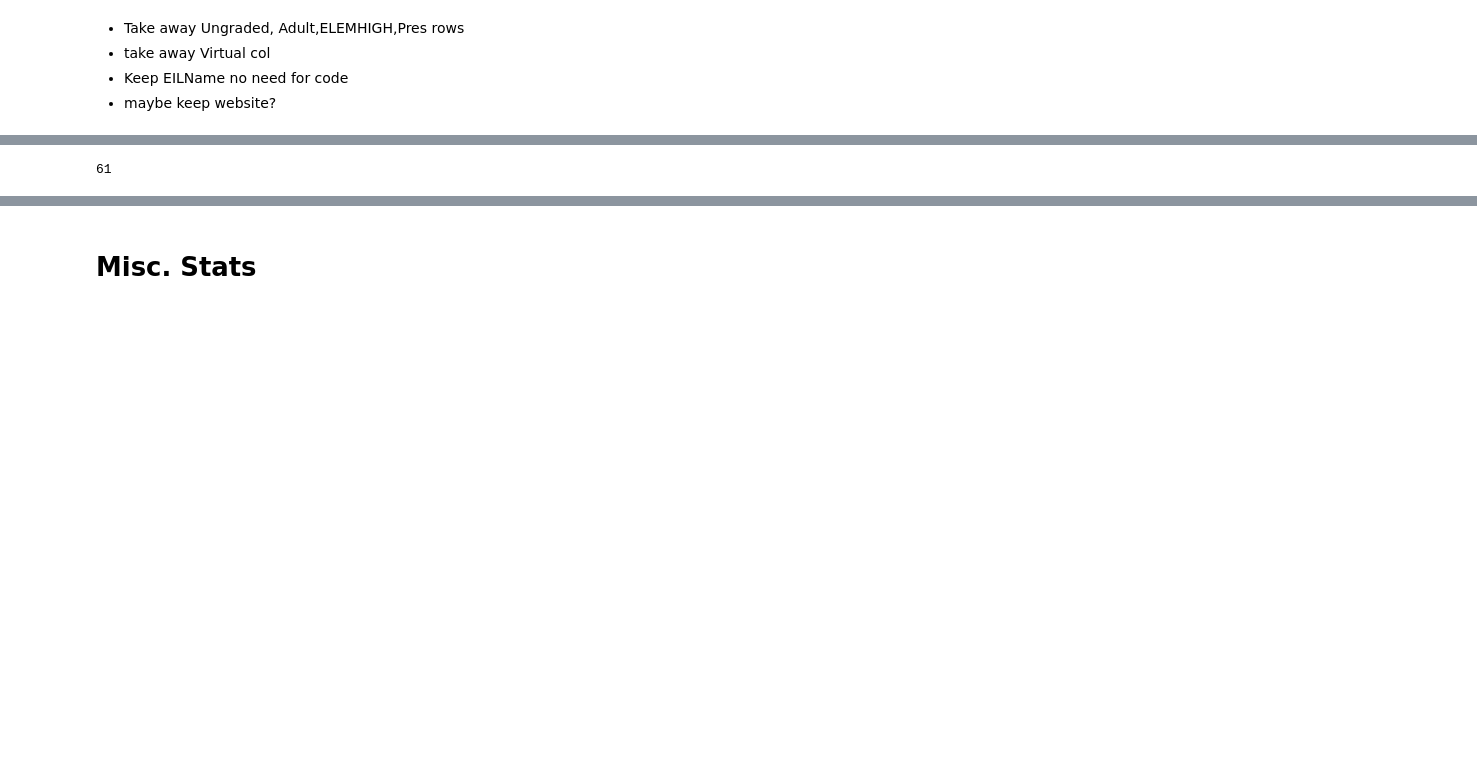
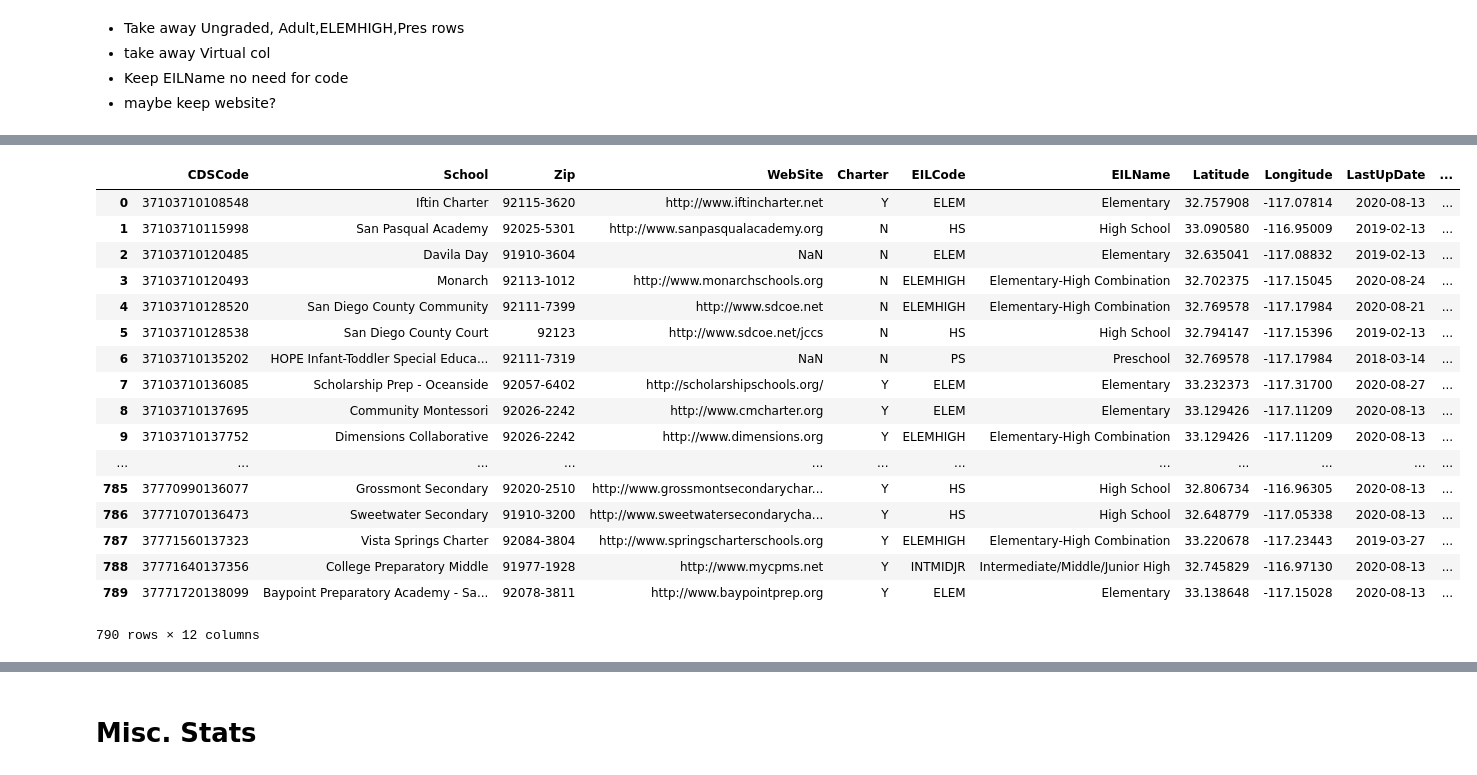
Before and after one commit to renaldyh27/COVID-Cool-for-School, a Jupyter notebook: schools 2020.ipynb, the cells around one changed output, grey strips where cells are left out. Saved outputs shown, nothing was run; the diff lists cells and outputs as text; code cells hidden in the pictures; blank space fills up the shorter version.

```diff
--- a/schools 2020.ipynb
+++ b/schools 2020.ipynb
@@ -27,13 +27,13 @@ schools = pd.read_csv('Datasets/pubschools_info.csv')
 
 schools = schools.loc[schools['County'] == 'San Diego']
 
-cols_to_drop = ["NCESDist","NCESSchool","StreetAbr","MailStreet","MailStrAbr","MailCity",
+cols_to_drop = ["NCESSchool","StreetAbr","MailStreet","MailStrAbr","MailCity",
                "MailZip","MailState","Ext","FaxNumber","Email","Phone","CharterNum",
                 "FundingType","DOC","DOCType","EdOpsCode","EdOpsName","Magnet","FederalDFCDistrictID",
-                "AdmFName","AdmLName","AdmEmail","YearRoundYN",'Charter','State',
-                 'District', 'OpenDate',"SOC", "SOCType","GSoffered","GSserved",'ClosedDate','Virtual'
+                "AdmFName","AdmLName","AdmEmail","YearRoundYN",'State',
+                 'District', 'OpenDate',"SOC", "SOCType","GSoffered","GSserved",'ClosedDate','Virtual',"NCESDist"
                ]
-#                ,"WebSite", "EILName"]
+#                ,"WebSite", "EILName",'Charter']
 
 schools = schools.drop(cols_to_drop, axis=1)
 # %%
@@ -92,5 +92,22 @@ schools[schools.EILCode.isin(type_of_schools)]
-# %%
-len(schools[schools['EILCode'] == 'ELEMHIGH'])
-# %% [output]
-61
+# %%
+schools
+# %% [output]
+|  | CDSCode | School | Zip | WebSite | Charter | EILCode | EILName | Latitude | Longitude | LastUpDate | ... |
+| 0 | 37103710108548 | Iftin Charter | 92115-3620 | http://www.iftincharter.net | Y | ELEM | Elementary | 32.757908 | -117.07814 | 2020-08-13 | ... |
+| 1 | 37103710115998 | San Pasqual Academy | 92025-5301 | http://www.sanpasqualacademy.org | N | HS | High School | 33.090580 | -116.95009 | 2019-02-13 | ... |
+| 2 | 37103710120485 | Davila Day | 91910-3604 | NaN | N | ELEM | Elementary | 32.635041 | -117.08832 | 2019-02-13 | ... |
+| 3 | 37103710120493 | Monarch | 92113-1012 | http://www.monarchschools.org | N | ELEMHIGH | Elementary-High Combination | 32.702375 | -117.15045 | 2020-08-24 | ... |
+| 4 | 37103710128520 | San Diego County Community | 92111-7399 | http://www.sdcoe.net | N | ELEMHIGH | Elementary-High Combination | 32.769578 | -117.17984 | 2020-08-21 | ... |
+| 5 | 37103710128538 | San Diego County Court | 92123 | http://www.sdcoe.net/jccs | N | HS | High School | 32.794147 | -117.15396 | 2019-02-13 | ... |
+| 6 | 37103710135202 | HOPE Infant-Toddler Special Educa... | 92111-7319 | NaN | N | PS | Preschool | 32.769578 | -117.17984 | 2018-03-14 | ... |
+| 7 | 37103710136085 | Scholarship Prep - Oceanside | 92057-6402 | http://scholarshipschools.org/ | Y | ELEM | Elementary | 33.232373 | -117.31700 | 2020-08-27 | ... |
+| 8 | 37103710137695 | Community Montessori | 92026-2242 | http://www.cmcharter.org | Y | ELEM | Elementary | 33.129426 | -117.11209 | 2020-08-13 | ... |
+| 9 | 37103710137752 | Dimensions Collaborative | 92026-2242 | http://www.dimensions.org | Y | ELEMHIGH | Elementary-High Combination | 33.129426 | -117.11209 | 2020-08-13 | ... |
+| ... | ... | ... | ... | ... | ... | ... | ... | ... | ... | ... | ... |
+| 785 | 37770990136077 | Grossmont Secondary | 92020-2510 | http://www.grossmontsecondarychar... | Y | HS | High School | 32.806734 | -116.96305 | 2020-08-13 | ... |
+| 786 | 37771070136473 | Sweetwater Secondary | 91910-3200 | http://www.sweetwatersecondarycha... | Y | HS | High School | 32.648779 | -117.05338 | 2020-08-13 | ... |
+| 787 | 37771560137323 | Vista Springs Charter | 92084-3804 | http://www.springscharterschools.org | Y | ELEMHIGH | Elementary-High Combination | 33.220678 | -117.23443 | 2019-03-27 | ... |
+| 788 | 37771640137356 | College Preparatory Middle | 91977-1928 | http://www.mycpms.net | Y | INTMIDJR | Intermediate/Middle/Junior High | 32.745829 | -116.97130 | 2020-08-13 | ... |
+| 789 | 37771720138099 | Baypoint Preparatory Academy - Sa... | 92078-3811 | http://www.baypointprep.org | Y | ELEM | Elementary | 33.138648 | -117.15028 | 2020-08-13 | ... |
+790 rows × 12 columns
 # %%
```
Also changed, not shown: parts of 3 cells of this notebook, 1 other file.
